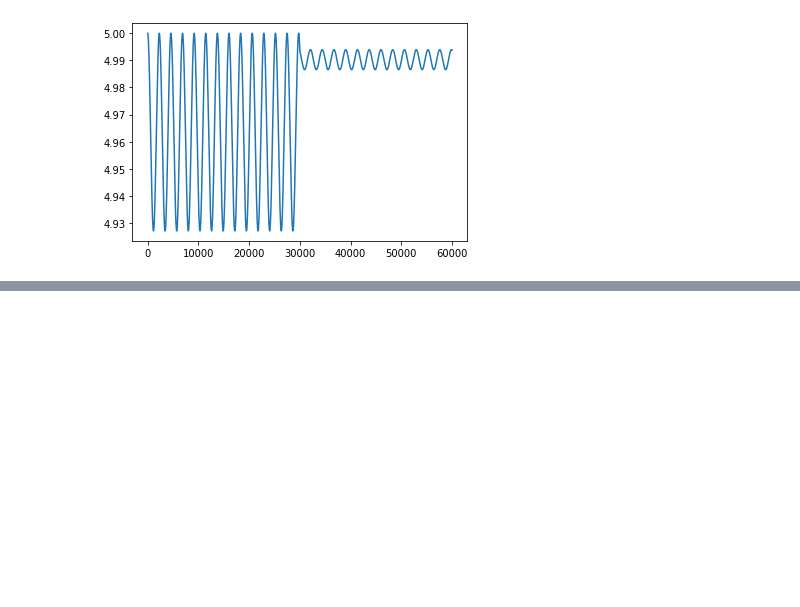
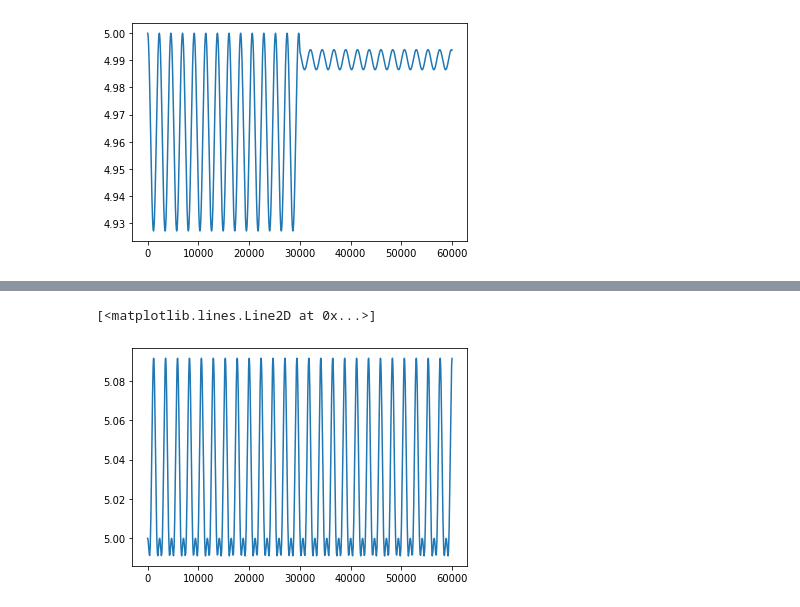
Before and after one commit to manyasha-n-m/hamilton-control, a Jupyter notebook: simulation.ipynb, the cells around one changed output, grey strips where cells are left out. Saved outputs shown, nothing was run; the diff lists cells and outputs as text; code cells hidden in the pictures; blank space fills up the shorter version.

```diff
--- a/simulation.ipynb
+++ b/simulation.ipynb
@@ -51,2 +15,2 @@ class Model:
 # %%
-m = Model(np.array([5, 2, 0, 0]))
+m = Model1(np.array([5, 2, 0, 0]))
@@ -75,0 +35,7 @@ plt.plot(X[:,2])
+# %%
+m1 = Model1(np.array([5, 2, 0, 0]))
+u = 0.1
+for i in range(600):
+    m1.update(u)
+    u = optimize.speedgrad(m1.state, u, 8, 0.2)
+    print(u) if i%50==2 else _
@@ -75,0 +55,6 @@ plt.plot(X[:,2])
+# %%
+X = m1.evolution
+plt.plot(X[:,0])
+# %% [output]
+[<matplotlib.lines.Line2D at 0x...>]
+[figure, added]
```
Also changed, not shown: parts of 10 cells of this notebook, 1 other file.
